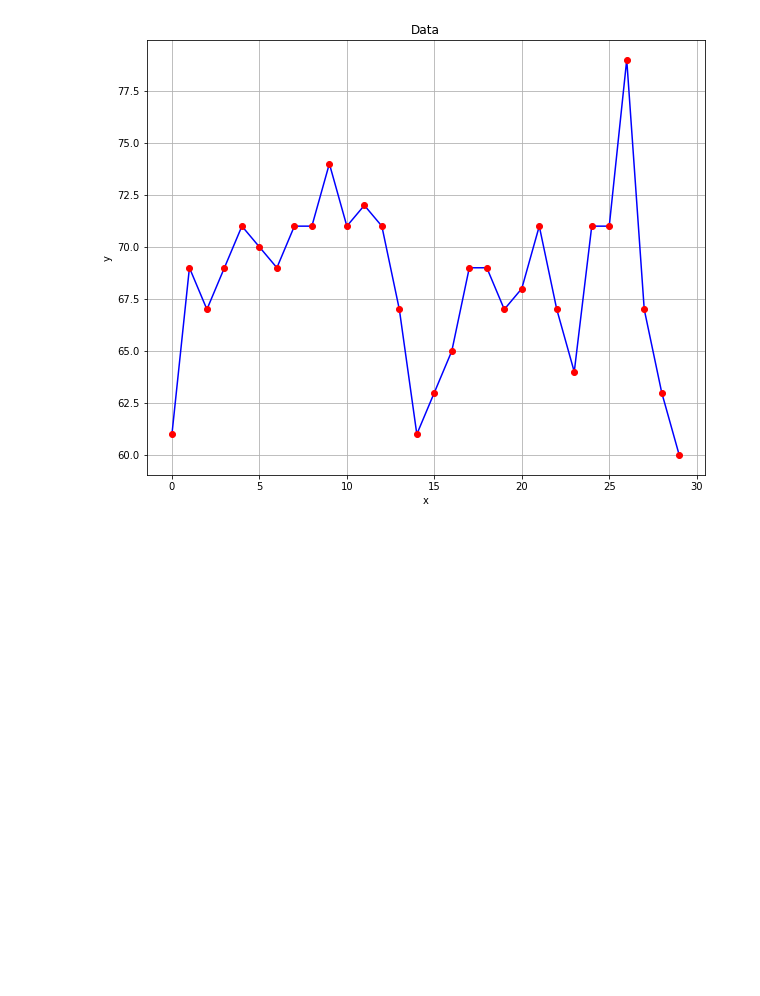
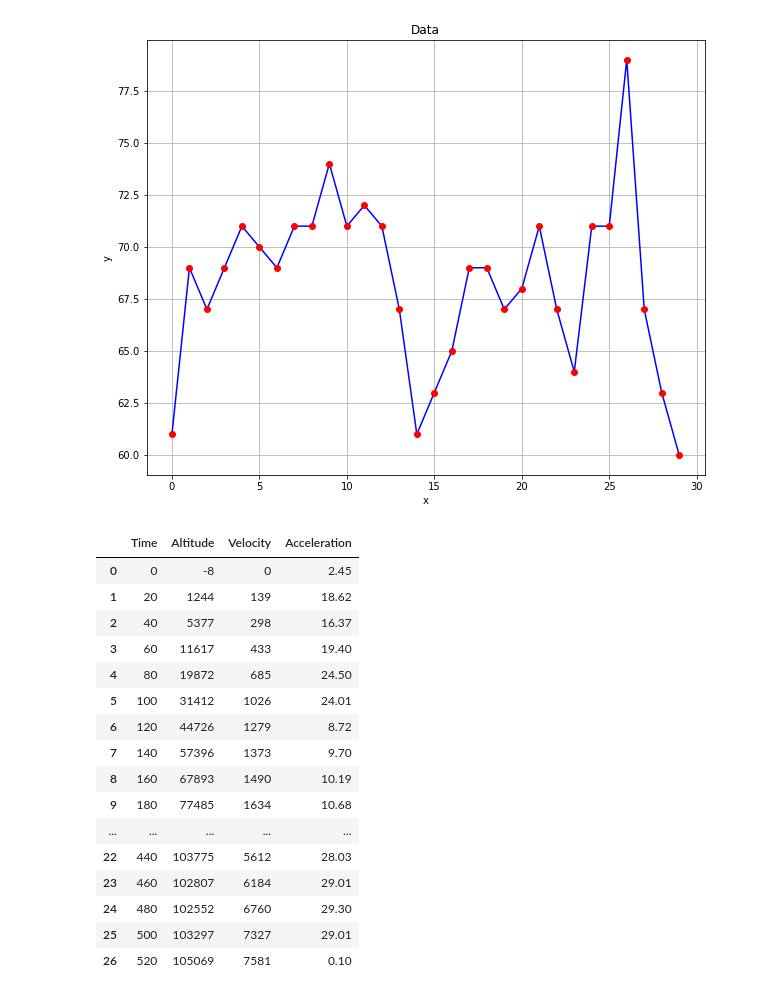
Before and after one commit to Davi-K-Silva/NumericalMethods, a Jupyter notebook: data.ipynb, the cells around one changed output. Cells and saved outputs as stored; diff of their text form; code cells hidden in the pictures; blank space fills up the shorter version.

```diff
--- a/data.ipynb
+++ b/data.ipynb
@@ -39,3 +39,24 @@ plt.show()
 [ 0  1  2  3  4  5  6  7  8  9 10 11 12 13 14 15 16 17 18 19 20 21 22 23
  24 25 26 27 28 29]
 [figure]
+# %%
+data = pd.read_csv('STS-121AscentData.csv')
+data
+# %% [output]
+|  | Time | Altitude | Velocity | Acceleration |
+| 0 | 0 | -8 | 0 | 2.45 |
+| 1 | 20 | 1244 | 139 | 18.62 |
+| 2 | 40 | 5377 | 298 | 16.37 |
+| 3 | 60 | 11617 | 433 | 19.40 |
+| 4 | 80 | 19872 | 685 | 24.50 |
+| 5 | 100 | 31412 | 1026 | 24.01 |
+| 6 | 120 | 44726 | 1279 | 8.72 |
+| 7 | 140 | 57396 | 1373 | 9.70 |
+| 8 | 160 | 67893 | 1490 | 10.19 |
+| 9 | 180 | 77485 | 1634 | 10.68 |
+| ... | ... | ... | ... | ... |
+| 22 | 440 | 103775 | 5612 | 28.03 |
+| 23 | 460 | 102807 | 6184 | 29.01 |
+| 24 | 480 | 102552 | 6760 | 29.30 |
+| 25 | 500 | 103297 | 7327 | 29.01 |
+| 26 | 520 | 105069 | 7581 | 0.10 |
```
Also changed, not shown: parts of 3 cells of this notebook, 1 other file.
